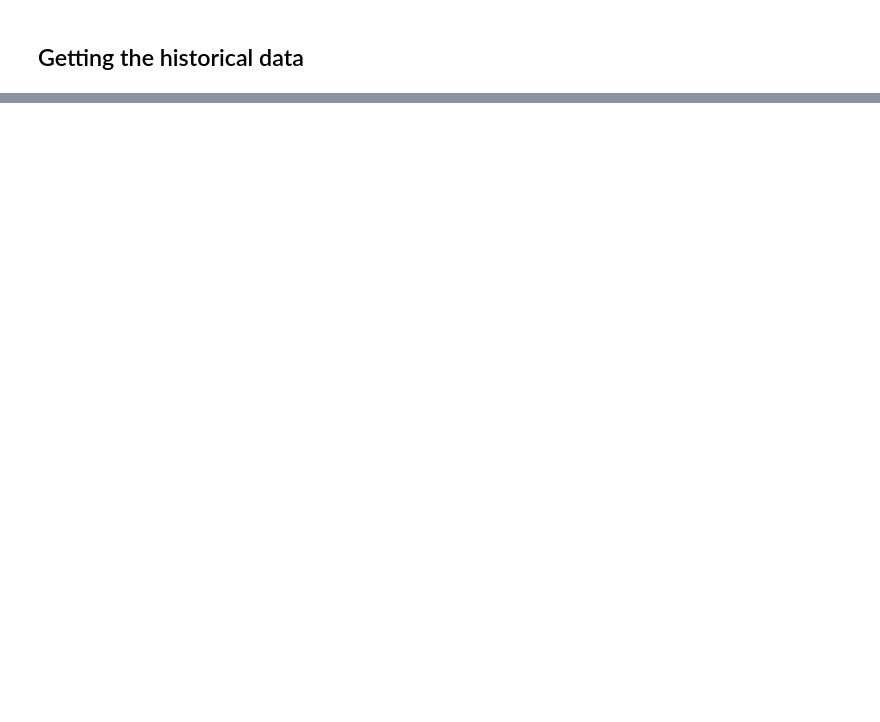
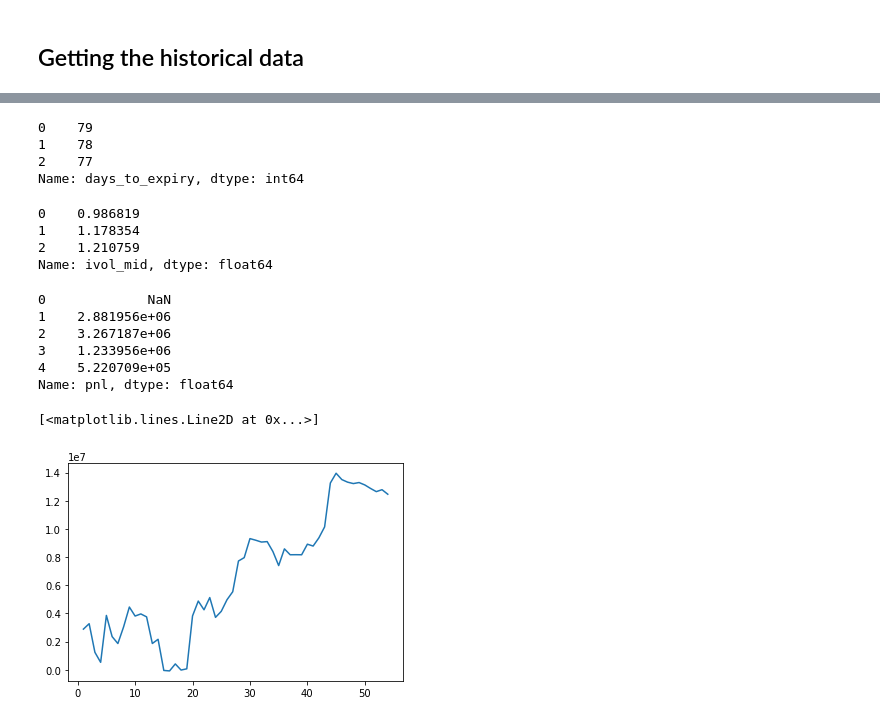
Before and after one commit to marcNY/crypto_option_dashboard, a Jupyter notebook: notebooks/demo.ipynb, the cells around one changed output, grey strips where cells are left out. Drawn from its saved outputs; the diff is of its cells as text; code cells hidden in the pictures; blank space fills up the shorter version.

```diff
--- a/notebooks/demo.ipynb
+++ b/notebooks/demo.ipynb
@@ -164,17 +151,16 @@ data=pd.merge(option_data,spot_data,how="left",on="ticks",suffixes=("_option","_
 # %%
 unwanted = data.columns[data.columns.str.startswith('Unnamed')]
 data.drop(unwanted, axis=1, inplace=True)
-data.drop(["timestamp_option","timestamp_spot"],axis=1)
-data['timestamp']=data.ticks.apply(lambda x:dt.datetime.fromtimestamp(x/1000))
+data.drop(["timestamp_option","timestamp_spot"],axis=1, inplace=True)
+data['timestamp'] = data.ticks.apply(lambda x:dt.datetime.fromtimestamp(x/1000))
 # %%
-strike = instrument_dict['strike'] # From instrument name
+strike = desired_strike
 
-if instrument_dict['option_type'] == 'call':
+if desired_option_type == 'call':
     option_type = 'c'
 else:
     option_type = 'p'
-# option_type = instrument_dict['option_type'] # From instrument name or can be obtained from get_intrument()
-expiry = dt.datetime(2021,10,15)
+expiry = month_end_expiry
 r = 0.01 # This is the risk-free interest rate. For short-dated options it doesn't matter much
 qty = 1277
 mult = 1
@@ -185,11 +189,25 @@ data["days_to_expiry"] = data["time_to_expiry"].apply(lambda x: x.days)
 # %%
-data['ivol_mid'] = implied_volatility(price=data['close_option'],
+data['ivol_mid'] = implied_volatility(price=data['close_option'] * data['close_spot'],
                                       S=data['close_spot'],
                                       K=strike,
                                       t=data['days_to_expiry']/365,
                                       r=r,
                                       flag=option_type,
                                       return_as="series")
+# %%
+data['days_to_expiry'].head(3)
+# %% [output]
+0    79
+1    78
+2    77
+Name: days_to_expiry, dtype: int64
+# %%
+data['ivol_mid'].head(3)
+# %% [output]
+0    0.986819
+1    1.178354
+2    1.210759
+Name: ivol_mid, dtype: float64
 # %%
 data['delta_mid'] = py_vollib_vectorized.greeks.delta(option_type, data['close_spot'],
         strike,data['days_to_expiry']/365, r, data[ 'ivol_mid'])
@@ -200,0 +219,14 @@ data['pnl']=ts.cumsum()
+# %%
+data['pnl'].head()
+# %% [output]
+0             NaN
+1    2.881956e+06
+2    3.267187e+06
+3    1.233956e+06
+4    5.220709e+05
+Name: pnl, dtype: float64
+# %%
+plt.plot(data['pnl'])
+# %% [output]
+[<matplotlib.lines.Line2D at 0x...>]
+[figure, added]
```
Also changed, not shown: parts of 26 cells of this notebook.
